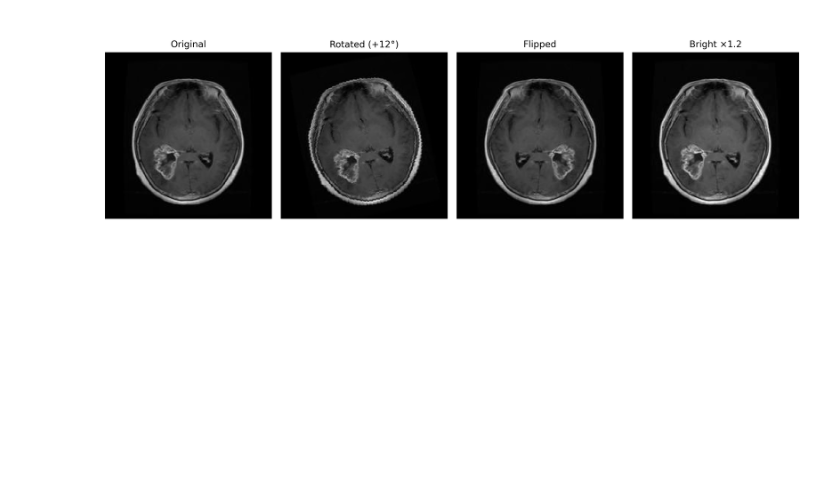
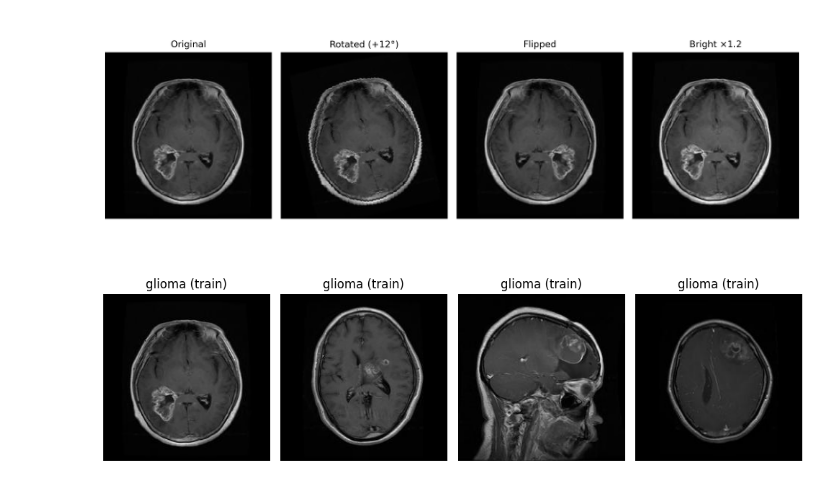
Before and after one commit to AnnyaB/HybridResNet50V2-RViT, a Jupyter notebook: dataset_prep.ipynb, the cells around one changed output. Drawn from its saved outputs; the diff is of its cells as text; code cells hidden in the pictures; blank space fills up the shorter version.

```diff
--- a/dataset_prep.ipynb
+++ b/dataset_prep.ipynb
@@ -31,3 +31,20 @@ display(Image(filename="results/augmentation_preview.png"))
 [figure]
 [INFO] Augmentation examples (rotation, flip, brightness):
 [figure]
+# %%
+from pathlib import Path
+from PIL import Image
+import matplotlib.pyplot as plt
+
+sample_paths = list(Path("data/processed/train/glioma").glob("*.jpg"))[:4]
+
+fig, axes = plt.subplots(1, len(sample_paths), figsize=(10, 3))
+for ax, p in zip(axes, sample_paths):
+    img = Image.open(p)
+    ax.imshow(img)
+    ax.set_title("glioma (train)")
+    ax.axis("off")
+
+plt.tight_layout()
+# %% [output]
+[figure, added]
```
Also changed, not shown: parts of 11 cells of this notebook, 46 other files.
